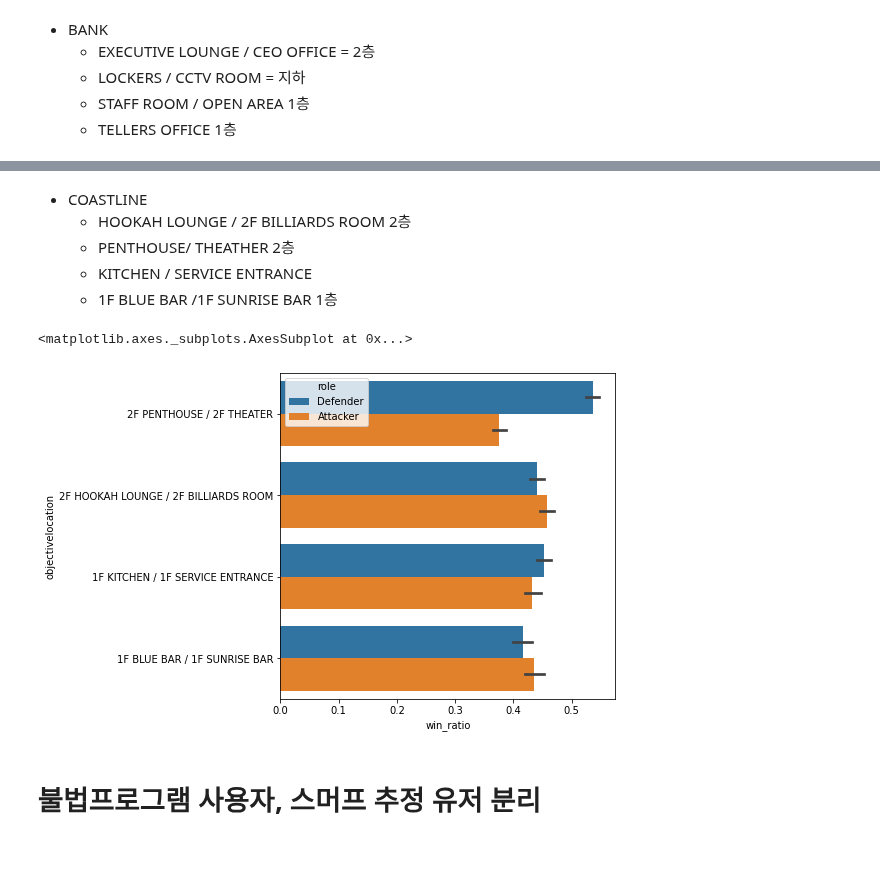
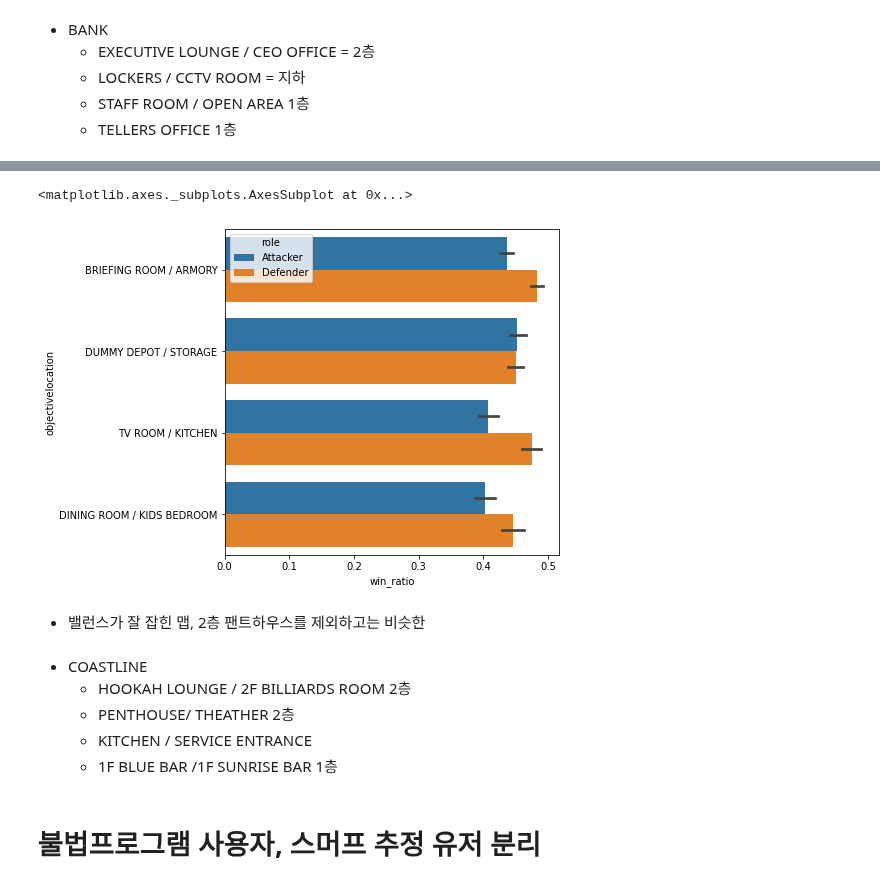
Before and after one commit to Georgia-MAX-holic/Footprints, a Jupyter notebook: PJ/rainbowSIX/new/R6_new.ipynb, the cells around one changed output, grey strips where cells are left out. Cells and saved outputs as stored; diff of their text form; code cells hidden in the pictures; blank space fills up the shorter version.

```diff
--- a/PJ/rainbowSIX/new/R6_new.ipynb
+++ b/PJ/rainbowSIX/new/R6_new.ipynb
@@ -666,14 +696,16 @@ map_graph("win_ratio","objectivelocation","role",MAP_LIST)
+# %%
+MAP_LIST=objectives_BOMB[objectives_BOMB["mapname"].isin(["HEREFORD BASE"])]
+map_graph("win_ratio","objectivelocation","role",MAP_LIST)
+# %% [output]
+<matplotlib.axes._subplots.AxesSubplot at 0x...>
+[figure, added]
+# %% [markdown]
+- 밸런스가 잘 잡힌 맵, 2층 팬트하우스를 제외하고는 비슷한
 # %% [markdown]
 - COASTLINE
    - HOOKAH LOUNGE / 2F BILLIARDS ROOM  2층
    - PENTHOUSE/ THEATHER 2층
    - KITCHEN / SERVICE ENTRANCE
    - 1F BLUE BAR /1F SUNRISE BAR 1층
-# %%
-MAP_LIST=objectives_BOMB[objectives_BOMB["mapname"].isin(["COASTLINE"])]
-map_graph("win_ratio","objectivelocation","role",MAP_LIST)
-# %% [output]
-<matplotlib.axes._subplots.AxesSubplot at 0x...>
-[figure, removed]
 # %% [markdown]
 # 불법프로그램 사용자, 스머프 추정 유저 분리
```
Also changed, not shown: parts of 34 cells of this notebook.
